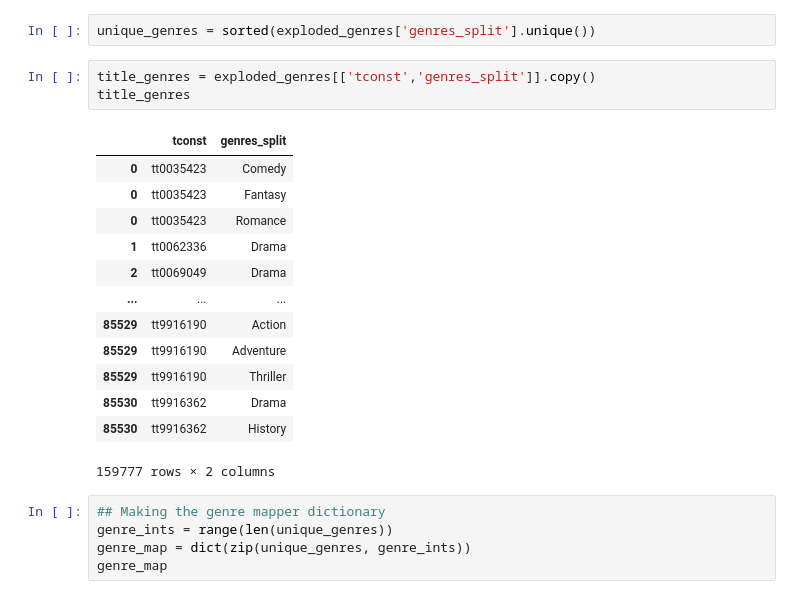
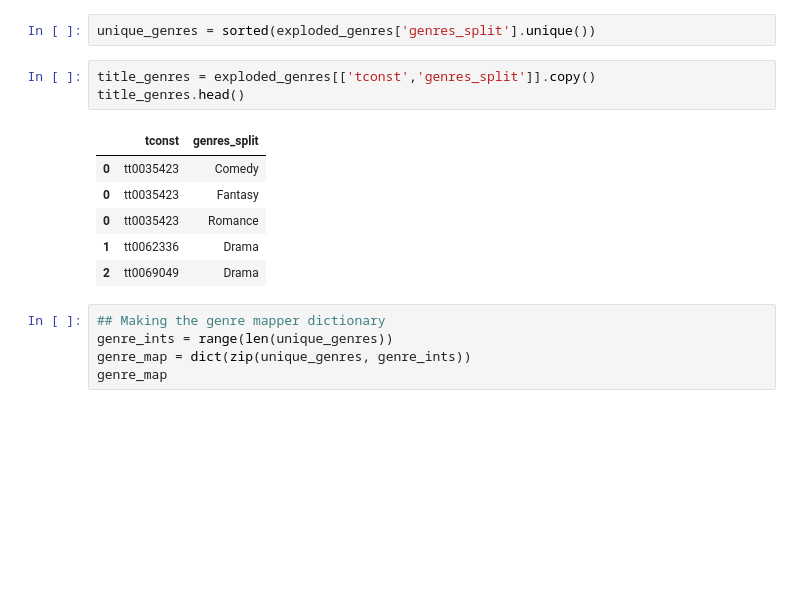
Before and after one commit to ahmadalmasri270/Project_3, a Jupyter notebook: project3_3.ipynb, the cells around one changed output. Cells and saved outputs as stored; diff of their text form; blank space fills up the shorter version.

```diff
--- a/project3_3.ipynb
+++ b/project3_3.ipynb
@@ -74,21 +74,14 @@ title_genres.head(10)
 unique_genres = sorted(exploded_genres['genres_split'].unique())
 # %%
 title_genres = exploded_genres[['tconst','genres_split']].copy()
-title_genres
+title_genres.head()
 # %% [output]
 |  | tconst | genres_split |
 | 0 | tt0035423 | Comedy |
 | 0 | tt0035423 | Fantasy |
 | 0 | tt0035423 | Romance |
 | 1 | tt0062336 | Drama |
 | 2 | tt0069049 | Drama |
-| ... | ... | ... |
-| 85529 | tt9916190 | Action |
-| 85529 | tt9916190 | Adventure |
-| 85529 | tt9916190 | Thriller |
-| 85530 | tt9916362 | Drama |
-| 85530 | tt9916362 | History |
-159777 rows × 2 columns
 # %%
 ## Making the genre mapper dictionary
 genre_ints = range(len(unique_genres))
```
Also changed, not shown: parts of 12 cells of this notebook.
